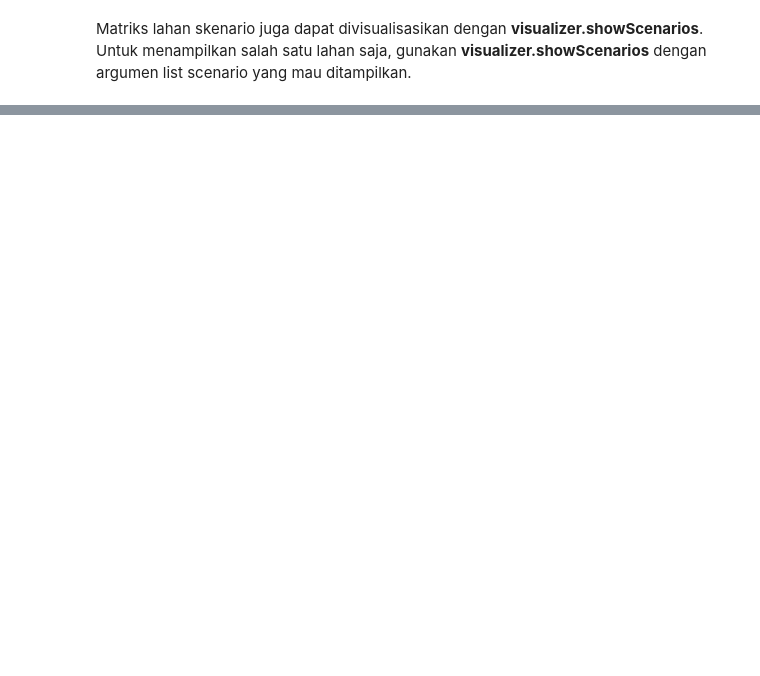
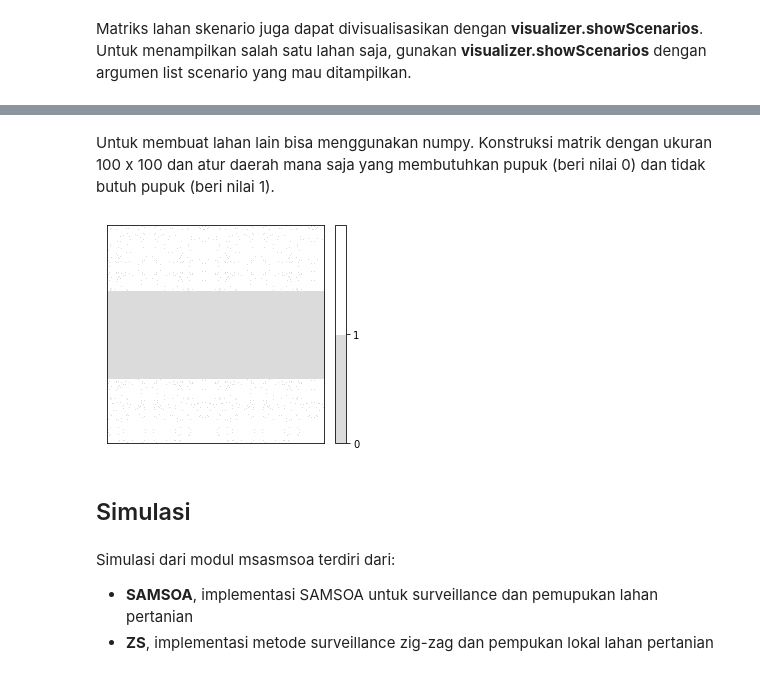
Before and after one commit to avidito/msamsoa, a Jupyter notebook: project/implementation.ipynb, the cells around one changed output, grey strips where cells are left out. Cells and saved outputs as stored; diff of their text form; code cells hidden in the pictures; blank space fills up the shorter version.

Commit message:
menambahkan guide notebook implementasi

```diff
--- a/project/implementation.ipynb
+++ b/project/implementation.ipynb
@@ -42,0 +60,19 @@ len(ax)
+# %% [markdown]
+Untuk membuat lahan lain bisa menggunakan numpy. Konstruksi matrik dengan ukuran 100 x 100 dan atur daerah mana saja yang membutuhkan pupuk (beri nilai 0) dan tidak butuh pupuk (beri nilai 1).
+# %%
+new_scenario = np.zeros((100, 100), np.uint8)
+
+# Konstruksi lahan
+new_scenario[:31] = 1
+new_scenario[70:] = 1
+
+visualizer.showScenarios([new_scenario])
+# %% [output]
+[figure, added]
+# %% [markdown]
+<a name="simulasi"></a>
+## Simulasi
+# %% [markdown]
+Simulasi dari modul msasmsoa terdiri dari:
+- **SAMSOA**, implementasi SAMSOA untuk surveillance dan pemupukan lahan pertanian
+- **ZS**, implementasi metode surveillance zig-zag dan pempukan lokal lahan pertanian
```
Also changed, not shown: parts of 18 cells of this notebook, 2 other files.
